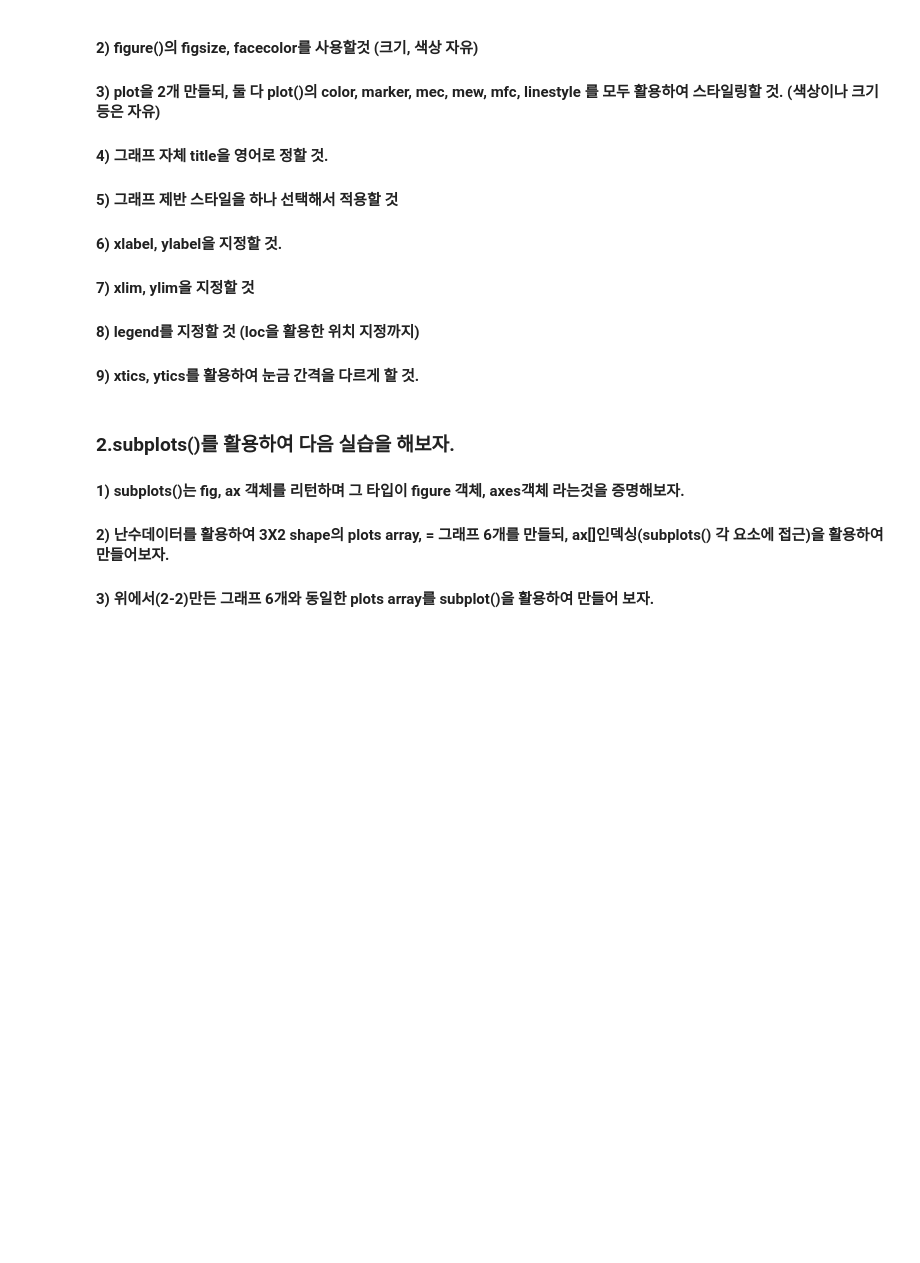
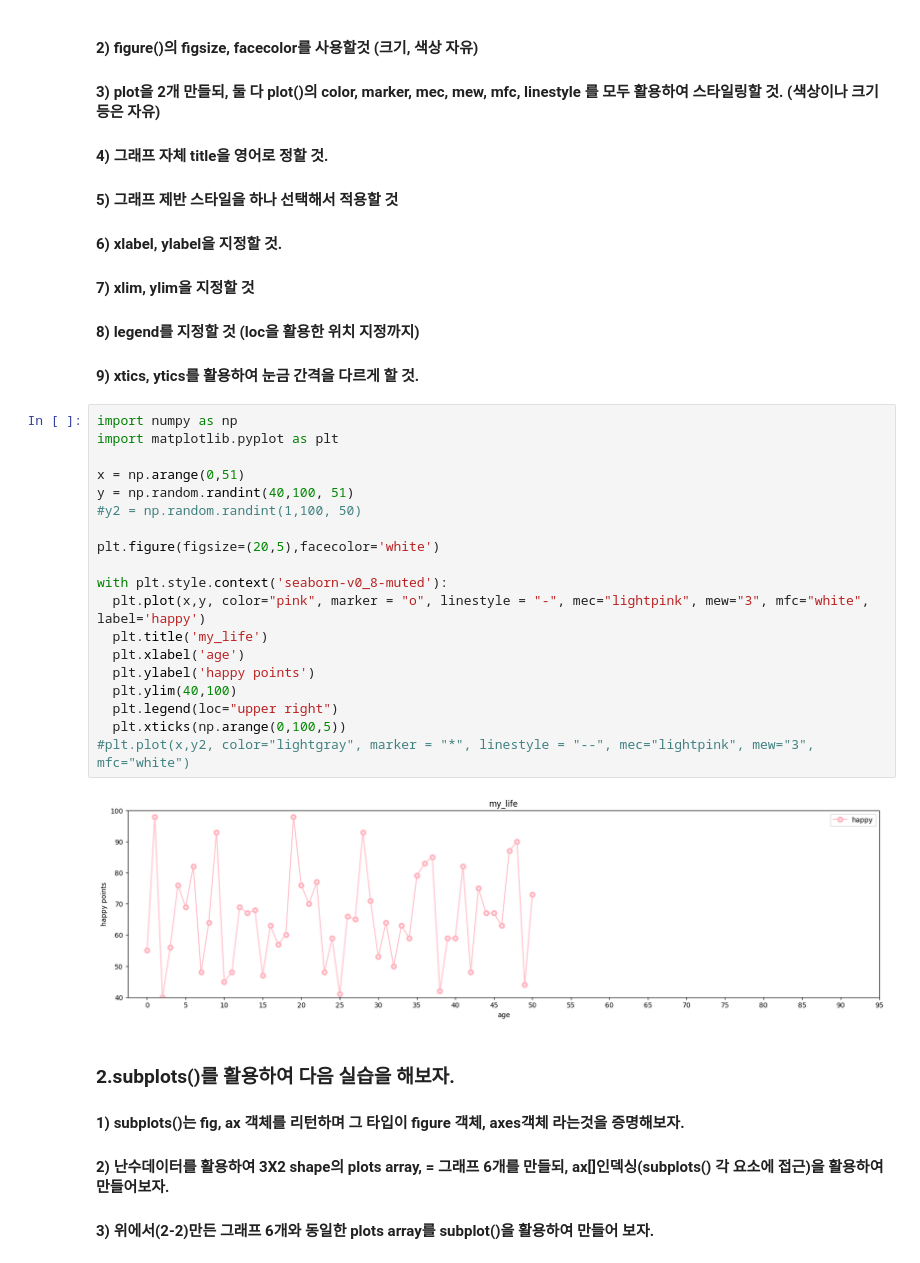
Before and after one commit to psg759/exercise_8jan, a Jupyter notebook: 17_matplotlib.ipynb, the cells around one changed output. Drawn from its saved outputs; the diff is of its cells as text; blank space fills up the shorter version.

```diff
--- a/17_matplotlib.ipynb
+++ b/17_matplotlib.ipynb
@@ -1077,6 +1077,27 @@ plt.xlim(0,3)
 #### 7) xlim, ylim을 지정할 것
 #### 8) legend를 지정할 것 (loc을 활용한 위치 지정까지)
 #### 9) xtics, ytics를 활용하여 눈금 간격을 다르게 할 것.
+# %%
+import numpy as np
+import matplotlib.pyplot as plt
+
+x = np.arange(0,51)
+y = np.random.randint(40,100, 51)
+#y2 = np.random.randint(1,100, 50)
+
+plt.figure(figsize=(20,5),facecolor='white')
+
+with plt.style.context('seaborn-v0_8-muted'):
+  plt.plot(x,y, color="pink", marker = "o", linestyle = "-", mec="lightpink", mew="3", mfc="white", label='happy')
+  plt.title('my_life')
+  plt.xlabel('age')
+  plt.ylabel('happy points')
+  plt.ylim(40,100)
+  plt.legend(loc="upper right")
+  plt.xticks(np.arange(0,100,5))
+#plt.plot(x,y2, color="lightgray", marker = "*", linestyle = "--", mec="lightpink", mew="3", mfc="white")
+# %% [output]
+[figure, added]
 # %% [markdown]
 ### **2.subplots()를 활용하여 다음 실습을 해보자.**
 #### 1) subplots()는 fig, ax 객체를 리턴하며 그 타입이 figure 객체, axes객체 라는것을 증명해보자.
```
Also changed, not shown: parts of 10 cells of this notebook.
